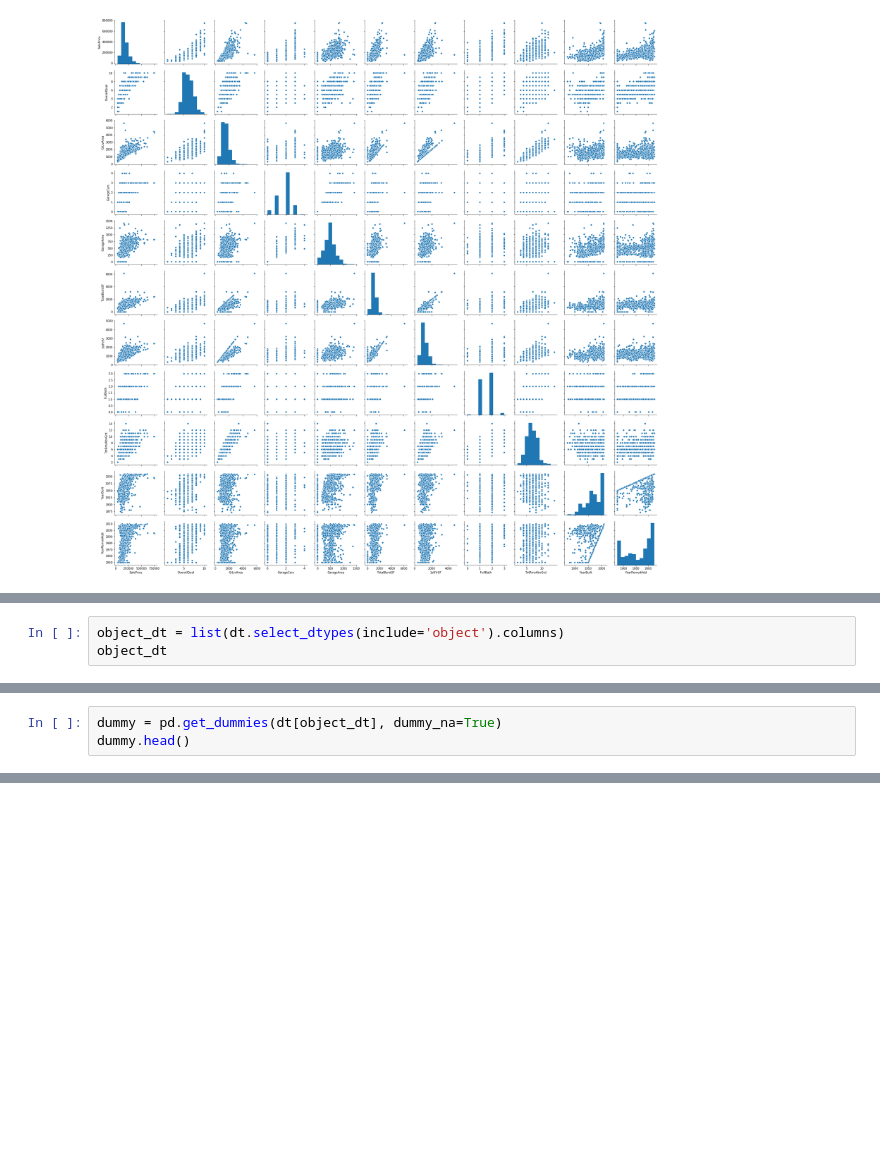
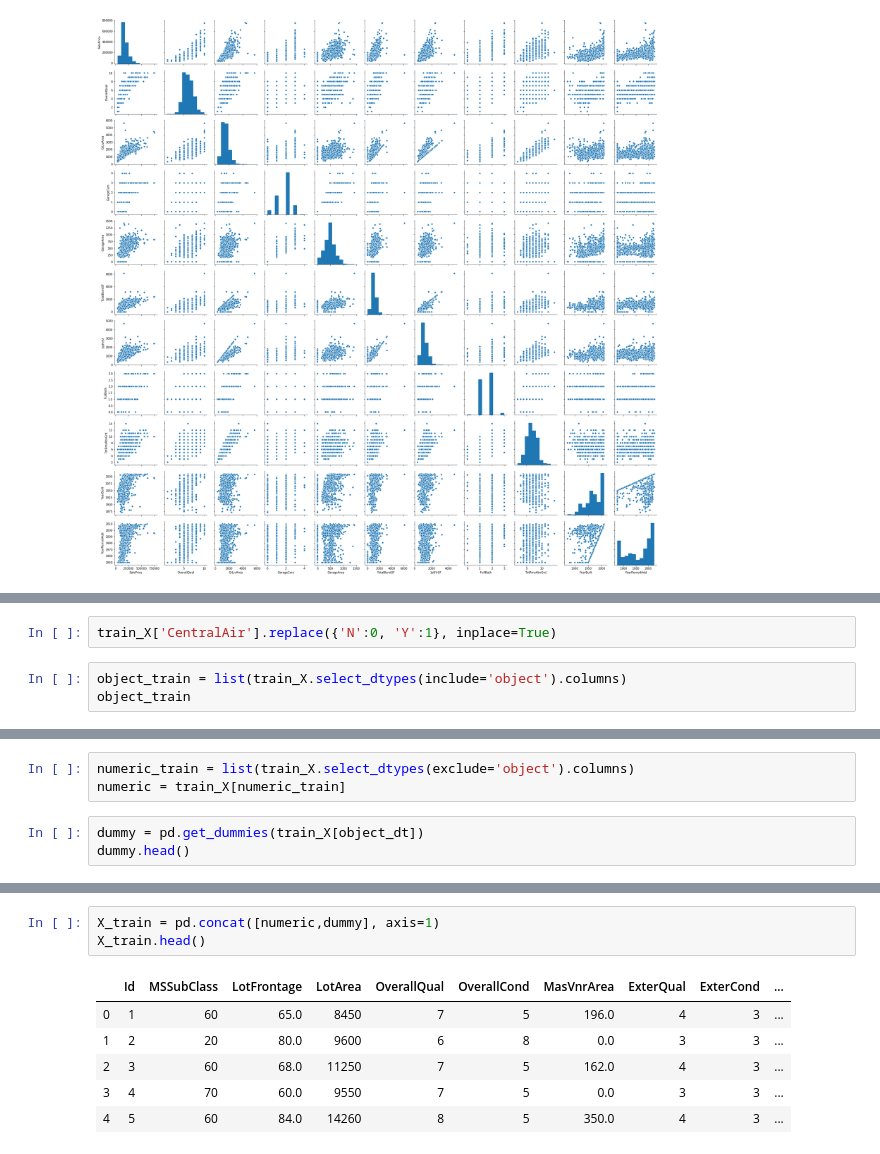
Before and after one commit to ber0-0/BrainStation-Capstone-Sale-Price-Prediction, a Jupyter notebook: Data_Cleansing.ipynb, the cells around one changed output, grey strips where cells are left out. Drawn from its saved outputs; the diff is of its cells as text; blank space fills up the shorter version.

```diff
--- a/Data_Cleansing.ipynb
+++ b/Data_Cleansing.ipynb
@@ -245,3 +339,5 @@ sns.pairplot(dt[high_corr])
+# %%
+train_X['CentralAir'].replace({'N':0, 'Y':1}, inplace=True)
 # %%
-object_dt = list(dt.select_dtypes(include='object').columns)
-object_dt
+object_train = list(train_X.select_dtypes(include='object').columns)
+object_train
@@ -248,3 +362,6 @@ object_dt
+# %%
+numeric_train = list(train_X.select_dtypes(exclude='object').columns)
+numeric = train_X[numeric_train]
 # %%
-dummy = pd.get_dummies(dt[object_dt], dummy_na=True)
+dummy = pd.get_dummies(train_X[object_dt])
 dummy.head()
@@ -250,0 +375,10 @@ dummy.head()
+# %%
+X_train = pd.concat([numeric,dummy], axis=1)
+X_train.head()
+# %% [output]
+|  | Id | MSSubClass | LotFrontage | LotArea | OverallQual | OverallCond | MasVnrArea | ExterQual | ExterCond | ... |
+| 0 | 1 | 60 | 65.0 | 8450 | 7 | 5 | 196.0 | 4 | 3 | ... |
+| 1 | 2 | 20 | 80.0 | 9600 | 6 | 8 | 0.0 | 3 | 3 | ... |
+| 2 | 3 | 60 | 68.0 | 11250 | 7 | 5 | 162.0 | 4 | 3 | ... |
+| 3 | 4 | 70 | 60.0 | 9550 | 7 | 5 | 0.0 | 3 | 3 | ... |
+| 4 | 5 | 60 | 84.0 | 14260 | 8 | 5 | 350.0 | 4 | 3 | ... |
```
Also changed, not shown: parts of 39 cells of this notebook.
